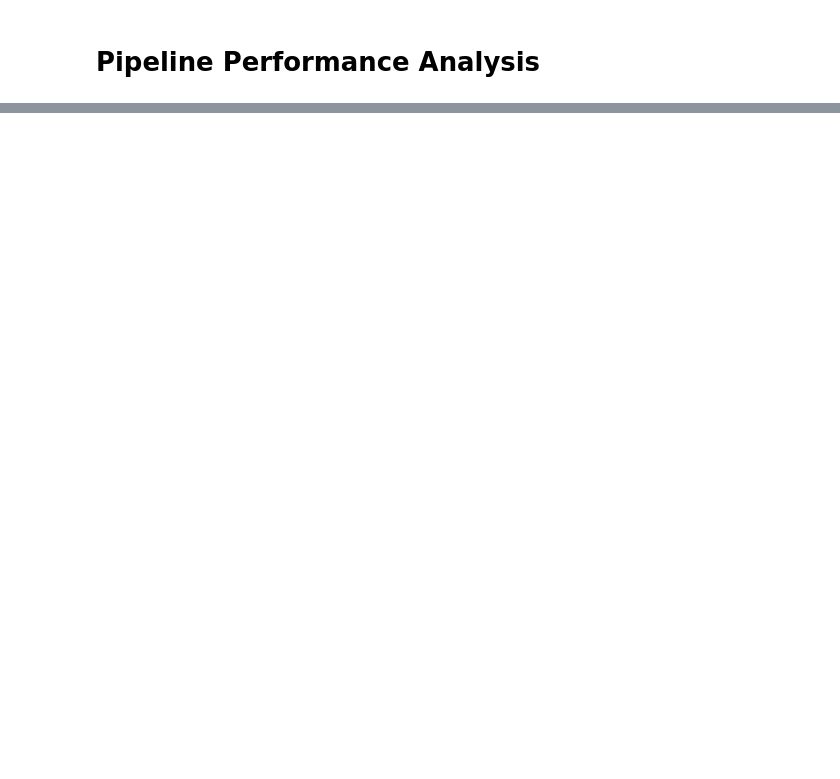
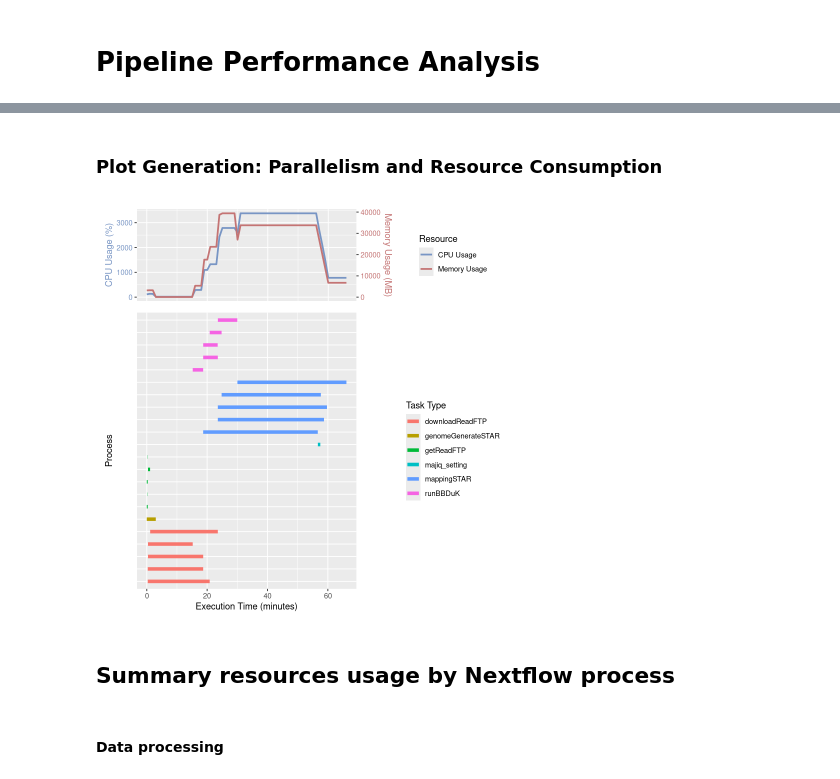
Before and after one commit to labbces/SpliceScape, a Jupyter notebook: performance_analysis/performance_analysis.ipynb, the cells around one changed output, grey strips where cells are left out. Drawn from its saved outputs; the diff is of its cells as text; code cells hidden in the pictures; blank space fills up the shorter version.

```diff
--- a/performance_analysis/performance_analysis.ipynb
+++ b/performance_analysis/performance_analysis.ipynb
@@ -776,0 +243,9 @@ ggplot(trace_data_filtered) +
+# %%
+# Calculate the start and end times in minutes from the minimum submit time
+trace_data_processed <- trace_data_processed %>%
+  mutate(
+    start_minutes = as.numeric(difftime(submit, min(submit), units = "mins")),
+    end_minutes = as.numeric(difftime(end_time, min(submit), units = "mins"))
+  )
+
+head(trace_data_processed)
@@ -776,0 +262,47 @@ ggplot(trace_data_filtered) +
+# %% [markdown]
+### Plot Generation: Parallelism and Resource Consumption
+# %%
+# Edit the CPU and Memory usage plot to remove title and x-axis elements
+cpu_mem_edit <- resources_over_time +
+  theme(
+    plot.title = element_blank(),
+    axis.text.x = element_blank(),
+    axis.title.x = element_blank(),
+    axis.ticks.x = element_blank()
+  )
+
+# Create a Gantt chart to visualize the process execution times
+gantt_plot <- ggplot(trace_data_processed) +
+  geom_segment(
+    aes(
+      x = start_minutes,
+      xend = end_minutes,
+      y = name,
+      yend = name,
+      color = process
+    ),
+    linewidth = 2
+  ) +
+  labs(
+    x = "Execution Time (minutes)",
+    y = "Process",
+    color = "Task Type"
+  ) +
+  theme_gray() +
+  theme(
+    legend.position = "right",
+    axis.text.y = element_blank(),
+    axis.ticks.y = element_blank()
+  )
+
+# Combine the edited CPU/Memory plot and the Gantt chart
+final_plot <- cpu_mem_edit / gantt_plot +
+  plot_layout(heights = c(1, 3))
+
+final_plot
+# %% [output]
+[figure, added]
+# %% [markdown]
+## Summary resources usage by Nextflow process
+# %% [markdown]
+#### Data processing
```
Also changed, not shown: parts of 51 cells of this notebook.
